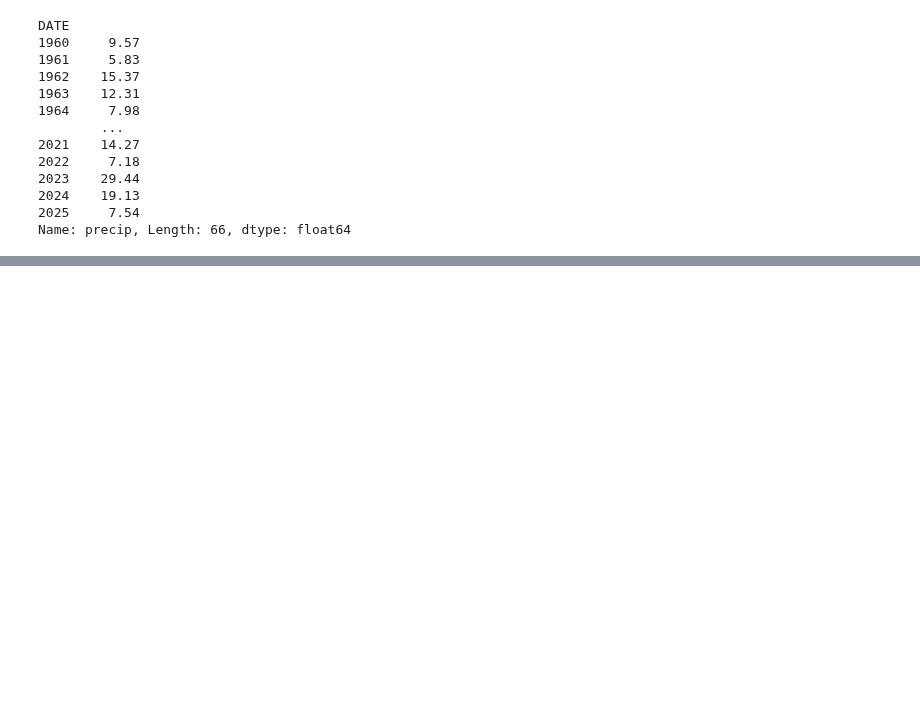
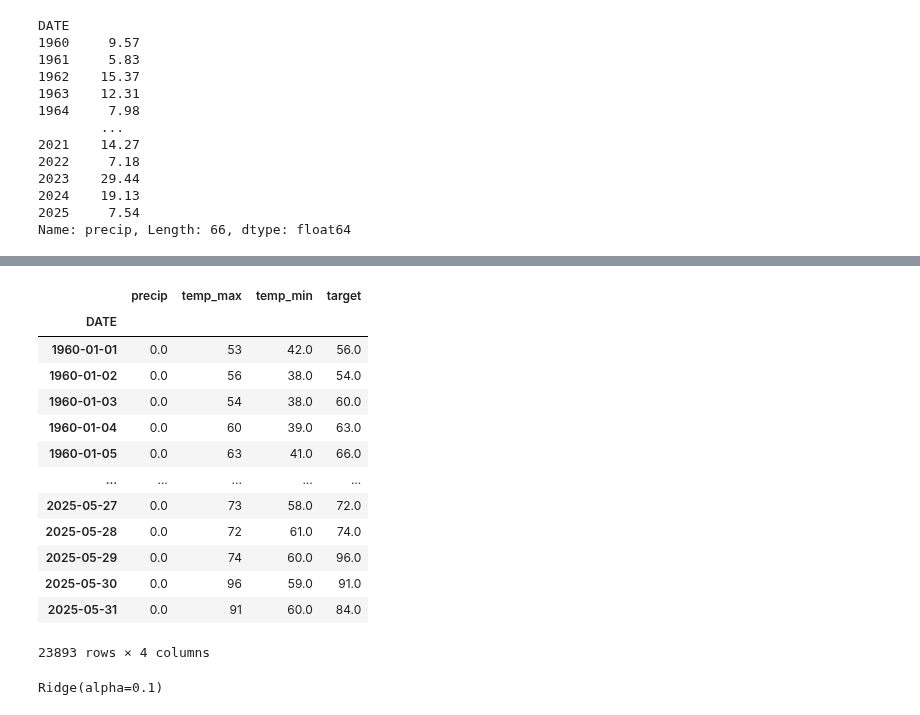
Before and after one commit to Haell39/ClimaPredict_AI, a Jupyter notebook: weather.ipynb, the cells around one changed output, grey strips where cells are left out. Cells and saved outputs as stored; diff of their text form; code cells hidden in the pictures; blank space fills up the shorter version.

```diff
--- a/weather.ipynb
+++ b/weather.ipynb
@@ -344,0 +344,19 @@ plt.show()
+# %%
+# Removendo a última linha, pois ela não tem valor de target
+core_weather = core_weather.iloc[:-1, :].copy()
+core_weather
+# %% [output]
+|  | precip | temp_max | temp_min | target |
+| DATE |  |  |  |  |
+| 1960-01-01 | 0.0 | 53 | 42.0 | 56.0 |
+| 1960-01-02 | 0.0 | 56 | 38.0 | 54.0 |
+| 1960-01-03 | 0.0 | 54 | 38.0 | 60.0 |
+| 1960-01-04 | 0.0 | 60 | 39.0 | 63.0 |
+| 1960-01-05 | 0.0 | 63 | 41.0 | 66.0 |
+| ... | ... | ... | ... | ... |
+| 2025-05-27 | 0.0 | 73 | 58.0 | 72.0 |
+| 2025-05-28 | 0.0 | 72 | 61.0 | 74.0 |
+| 2025-05-29 | 0.0 | 74 | 60.0 | 96.0 |
+| 2025-05-30 | 0.0 | 96 | 59.0 | 91.0 |
+| 2025-05-31 | 0.0 | 91 | 60.0 | 84.0 |
+23893 rows × 4 columns
@@ -344,0 +372,4 @@ plt.show()
+# %%
+reg.fit(train[predictors], train['target'])
+# %% [output]
+Ridge(alpha=0.1)
```
Also changed, not shown: parts of 14 cells of this notebook.
